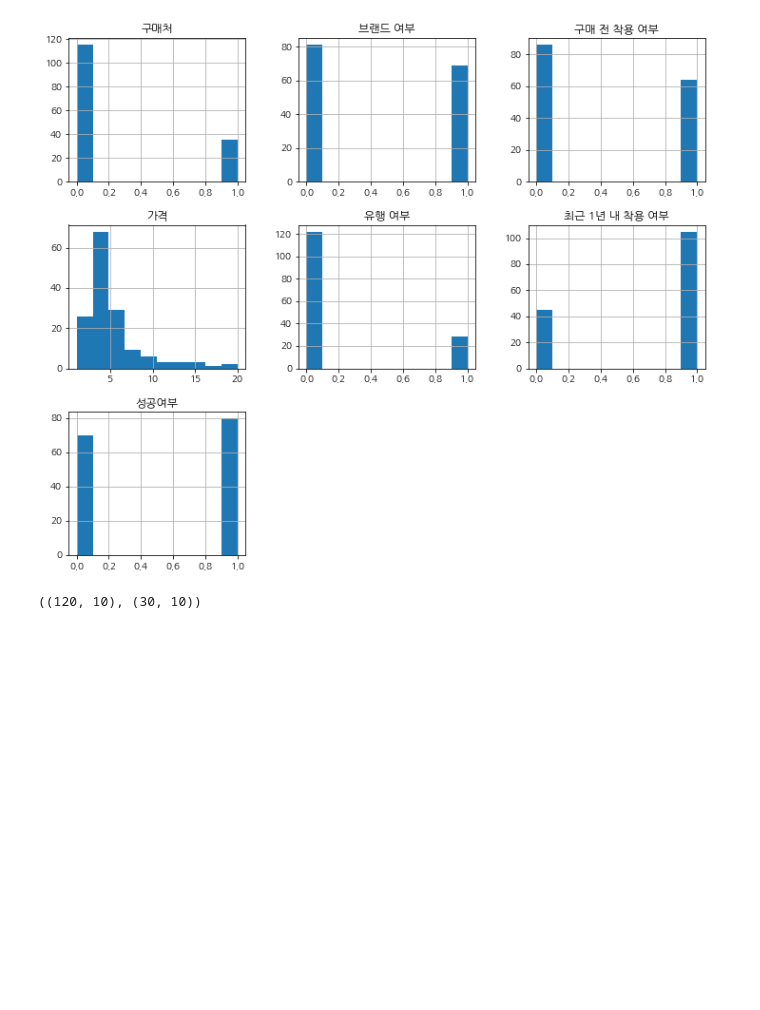
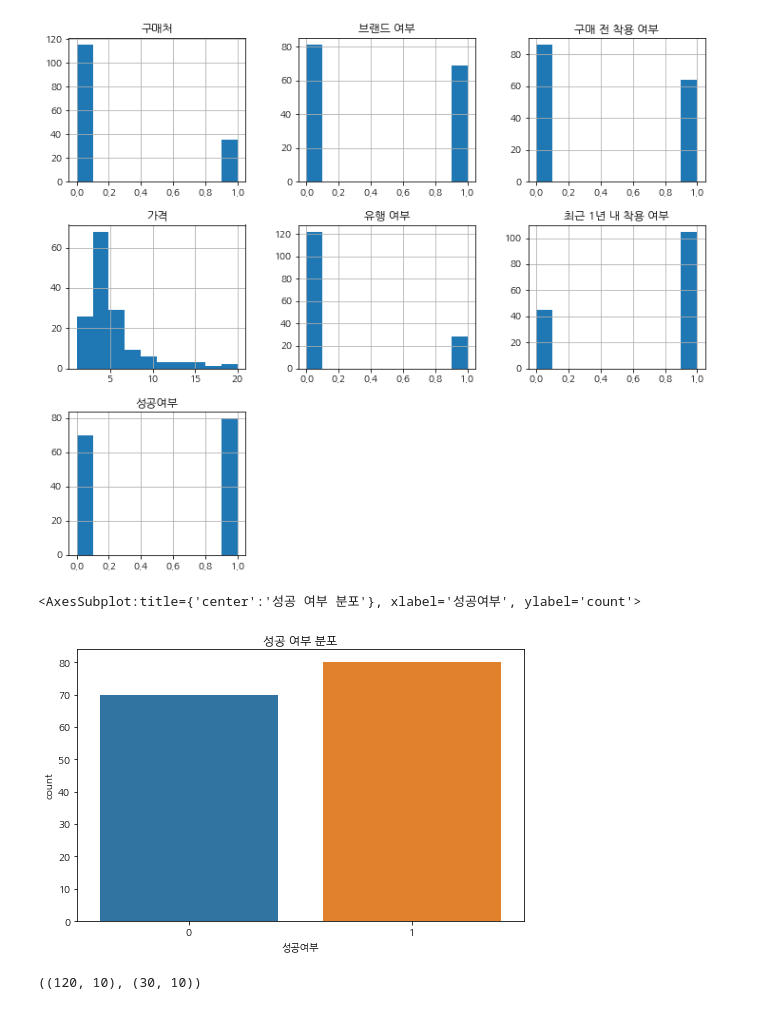
Before and after one commit to lyndis20/my_closet, a Jupyter notebook: 03_ML/머신러닝_분류.ipynb, the cells around one changed output. Saved outputs shown, nothing was run; the diff lists cells and outputs as text; code cells hidden in the pictures; blank space fills up the shorter version.

```diff
--- a/03_ML/머신러닝_분류.ipynb
+++ b/03_ML/머신러닝_분류.ipynb
@@ -57,6 +59,13 @@ df.shape
 df.hist(bins=10, figsize=(12,10));
 # %% [output]
 [figure]
+# %%
+plt.figure(figsize=(8,5))
+plt.title('성공 여부 분포')
+sns.countplot(x= '성공여부', data=df)
+# %% [output]
+<AxesSubplot:title={'center':'성공 여부 분포'}, xlabel='성공여부', ylabel='count'>
+[figure, added]
 # %%
 # train, test split
 from sklearn.model_selection import train_test_split
```
Also changed, not shown: parts of 2 cells of this notebook.
